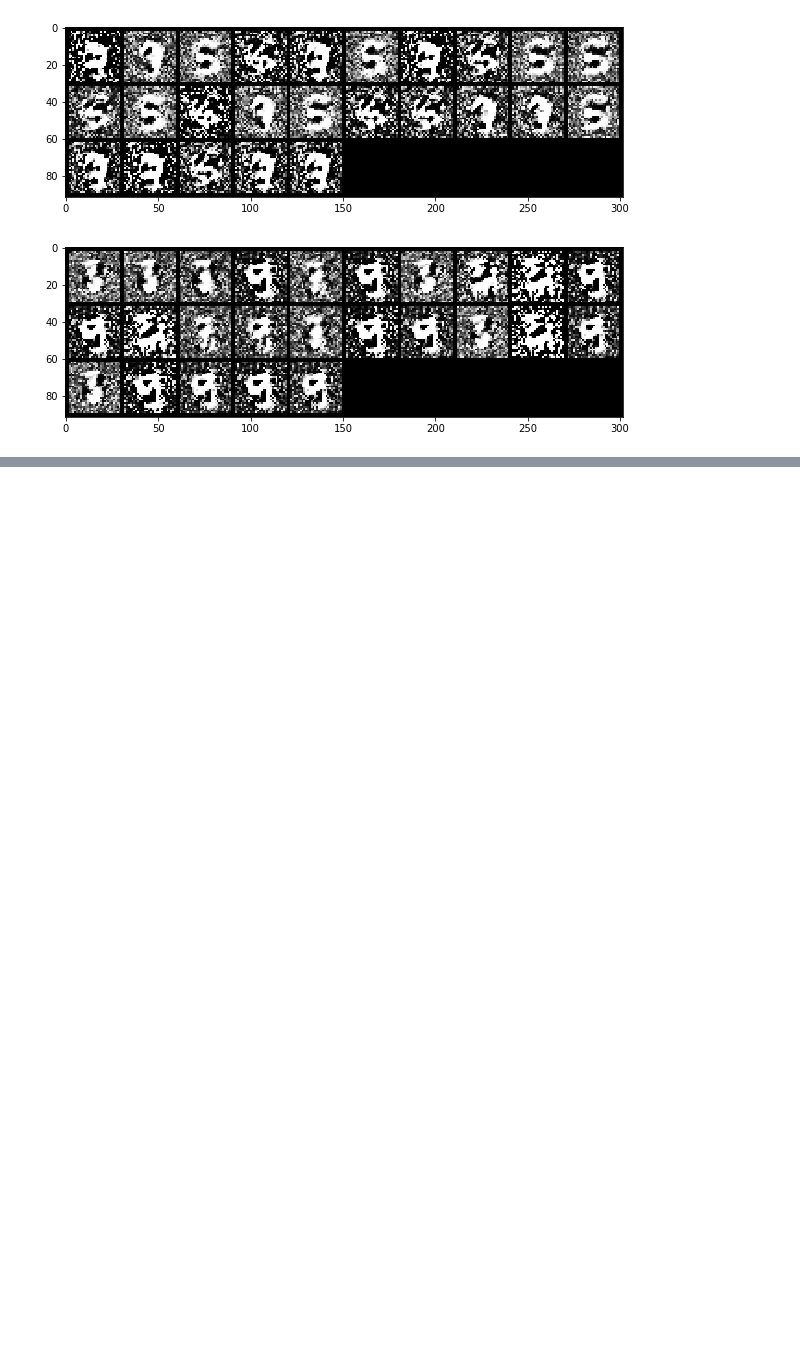
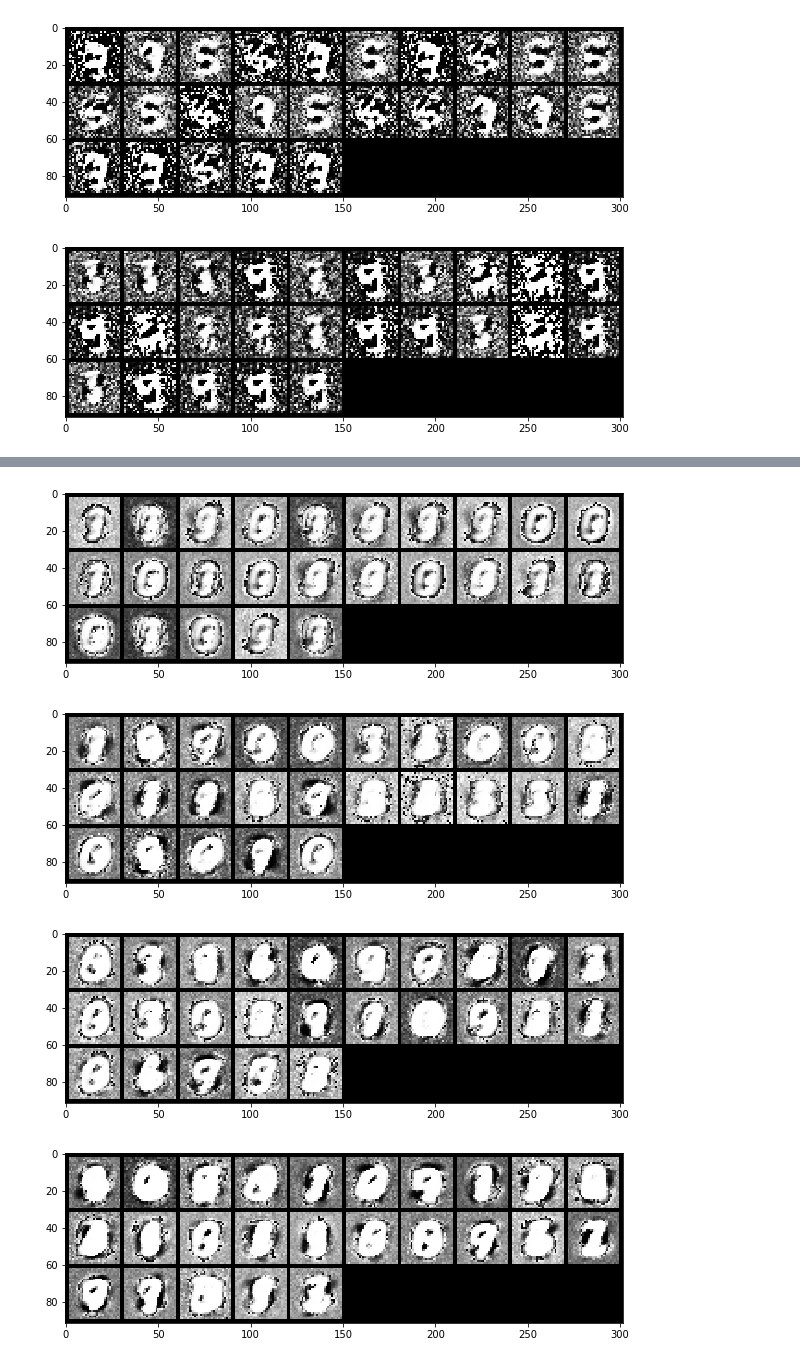
Before and after one commit to Mitchell-Chatterjee/COMP-5340, a Jupyter notebook: Assignment 4/Exercise_1.ipynb, the cells around one changed output, grey strips where cells are left out. Saved outputs shown, nothing was run; the diff lists cells and outputs as text; code cells hidden in the pictures; blank space fills up the shorter version.

Commit message:
Implemented WGAN

```diff
--- a/Assignment 4/Exercise_1.ipynb
+++ b/Assignment 4/Exercise_1.ipynb
@@ -62,7 +61,7 @@ dcgan_discriminator_optimizer = torch.optim.Adam(dcgan_discriminator.parameters(
 Tensor = torch.cuda.FloatTensor if torch.cuda.is_available() else torch.FloatTensor
 # %%
 # Code cell for training the DCGAN model
-saved_imgs = []
+dcgan_saved_imgs = []
 per_epoch_jsd = []
 for epoch in range(opt.n_epochs):
     start_time = time()
@@ -114,6 +113,6 @@ for epoch in range(opt.n_epochs):
     print(f'Epoch: {epoch+1:02} | Jensen Shannon Divergence: {jsd} | Epoch time (Baseline Training): {epoch_mins}m {epoch_secs}s')
     grid = torchvision.utils.make_grid(gen_imgs.data.cpu(), nrow=opt.dim)
     img = (np.transpose(grid.detach().numpy(), (1, 2 ,0)) * 255).astype(np.uint8)
-    saved_imgs.append(img)
+    dcgan_saved_imgs.append(img)
 # %% [output]
 AttributeError: 'Subset' object has no attribute 'data'
@@ -121,10 +121,28 @@ AttributeError: 'Subset' object has no attribute 'data'
 img_indexes = [0, 4, 9, 49, 99, 149, 199]
 for i in img_indexes:
     plt.figure(figsize = (opt.dim, opt.dim))
-    plt.imshow(saved_imgs[i], interpolation='nearest')
+    plt.imshow(dcgan_saved_imgs[i], interpolation='nearest')
 
 # Plot Jensen Shannon Divergence
 # %% [output]
 [figure]
 [figure]
 [figure]
+# %%
+# Code cell for preparing the WGAN
+opt = wg.Opt()
+img_shape = (opt.channels, opt.img_size, opt.img_size)
+
+# Define the generator and discriminator
+wgan_generator = wg.Generator(img_shape=img_shape, opt=opt)
+wgan_discriminator = wg.Discriminator(opt=opt)
+
+# Send the models to the device we're working with
+wgan_generator.to(device=device)
+wgan_discriminator.to(device=device)
+
+# Define the optimizers for the generator and discriminator.
+wgan_generator_optimizer = torch.optim.RMSprop(wgan_generator.parameters(), lr=opt.lr)
+wgan_discriminator_optimizer = torch.optim.RMSprop(wgan_discriminator.parameters(), lr=opt.lr)
+
+Tensor = torch.cuda.FloatTensor if torch.cuda.is_available() else torch.FloatTensor
@@ -130,0 +211,12 @@ for i in img_indexes:
+# %%
+img_indexes = [0, 4, 9, 49, 99, 149, 199]
+for i in img_indexes:
+    plt.figure(figsize = (opt.dim, opt.dim))
+    plt.imshow(wgan_saved_imgs[i], interpolation='nearest')
+
+# Plot Earth Mover's Distance
+# %% [output]
+[figure, added]
+[figure, added]
+[figure, added]
+[figure, added]
```
Also changed, not shown: parts of 5 cells of this notebook, 4 other files.
